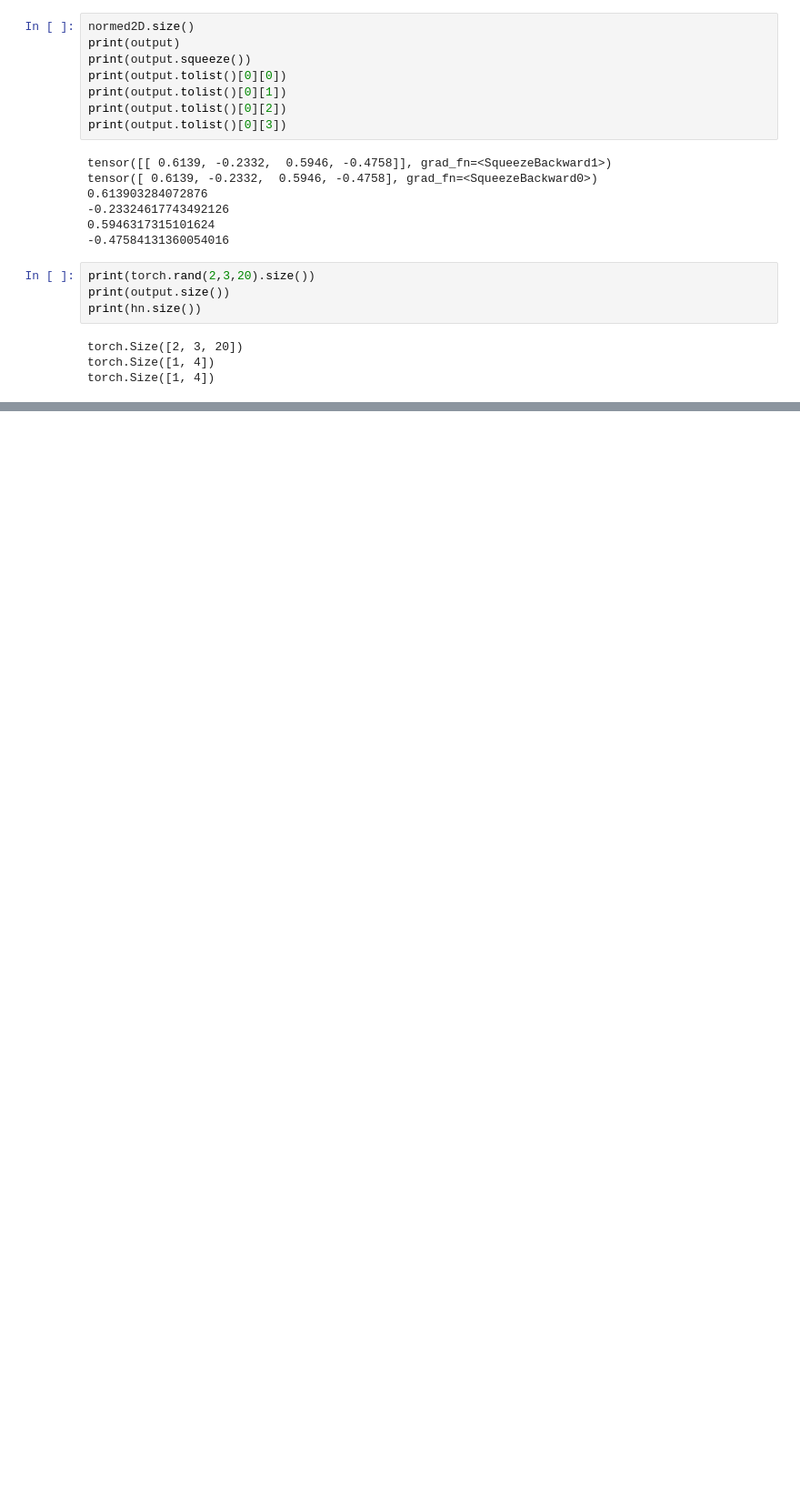
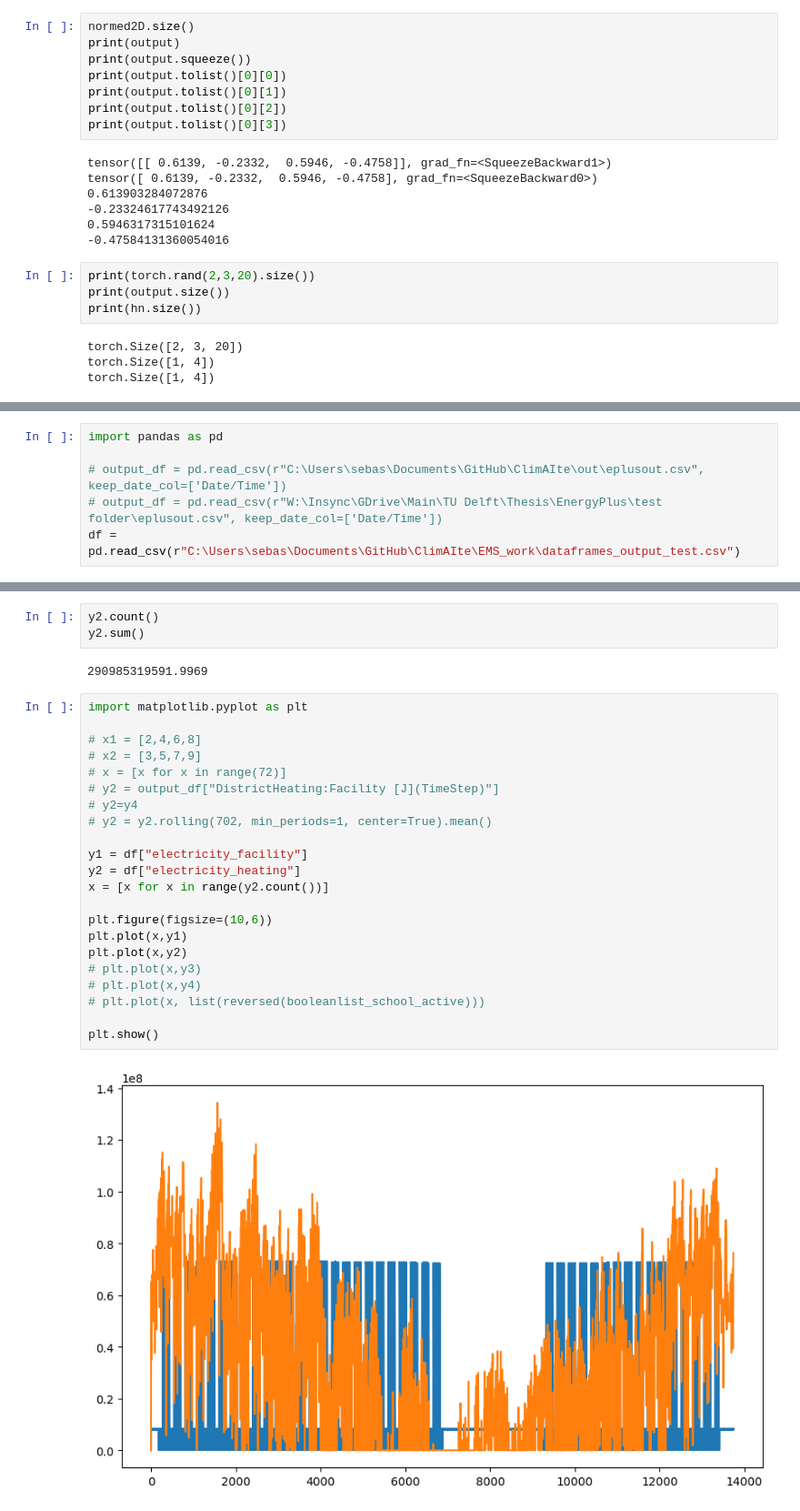
Before and after one commit to Lundkjaer/ClimAIte, a Jupyter notebook: test.ipynb, the cells around one changed output, grey strips where cells are left out. Shown at 91% size. Saved outputs shown, nothing was run; the diff lists cells and outputs as text; blank space fills up the shorter version.

```diff
--- a/test.ipynb
+++ b/test.ipynb
@@ -344,0 +408,6 @@ torch.Size([1, 4])
+# %%
+import pandas as pd
+
+# output_df = pd.read_csv(r"C:\Users\sebas\Documents\GitHub\ClimAIte\out\eplusout.csv", keep_date_col=['Date/Time'])
+# output_df = pd.read_csv(r"W:\Insync\GDrive\Main\TU Delft\Thesis\EnergyPlus\test folder\eplusout.csv", keep_date_col=['Date/Time'])
+df = pd.read_csv(r"C:\Users\sebas\Documents\GitHub\ClimAIte\EMS_work\dataframes_output_test.csv")
@@ -344,0 +435,29 @@ torch.Size([1, 4])
+# %%
+y2.count()
+y2.sum()
+# %% [output]
+290985319591.9969
+# %%
+import matplotlib.pyplot as plt
+
+# x1 = [2,4,6,8]
+# x2 = [3,5,7,9]
+# x = [x for x in range(72)]
+# y2 = output_df["DistrictHeating:Facility [J](TimeStep)"]
+# y2=y4
+# y2 = y2.rolling(702, min_periods=1, center=True).mean()
+
+y1 = df["electricity_facility"]
+y2 = df["electricity_heating"]
+x = [x for x in range(y2.count())]
+
+plt.figure(figsize=(10,6))
+plt.plot(x,y1)
+plt.plot(x,y2)
+# plt.plot(x,y3)
+# plt.plot(x,y4)
+# plt.plot(x, list(reversed(booleanlist_school_active)))
+
+plt.show()
+# %% [output]
+[figure, added]
```
Also changed, not shown: parts of 10 cells of this notebook, 2 other files.
